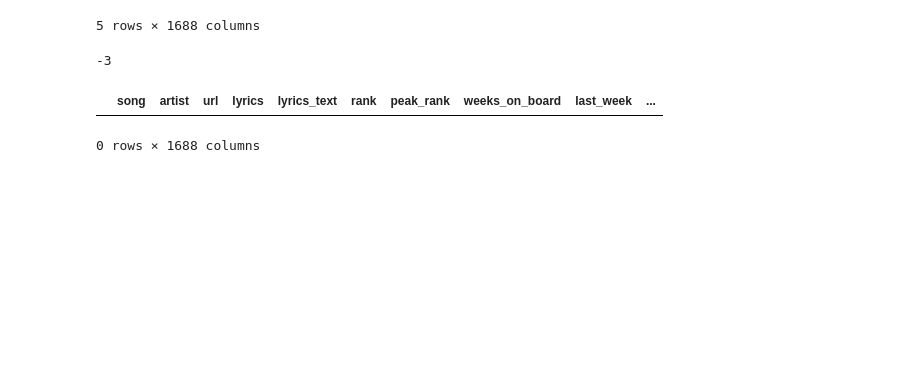
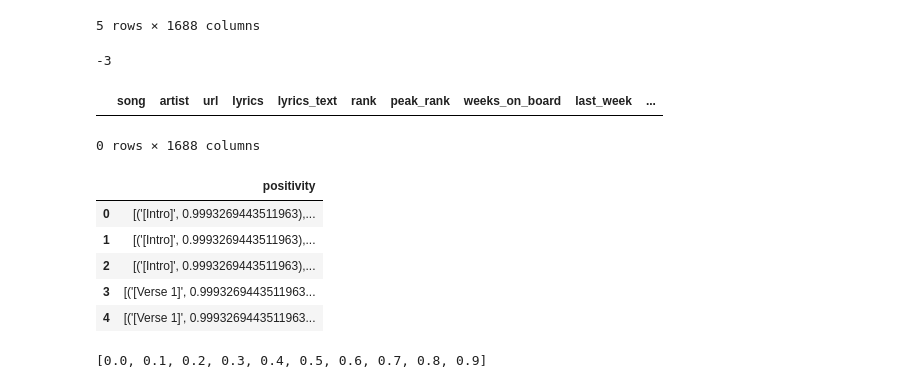
Before and after one commit to atnick484/cs171hitsongs, a Jupyter notebook: final.ipynb, the cells around one changed output. Drawn from its saved outputs; the diff is of its cells as text; code cells hidden in the pictures; blank space fills up the shorter version.

```diff
--- a/final.ipynb
+++ b/final.ipynb
@@ -429,3 +429,13 @@ for decade in range(1950, 2021, 10):
     df_rock2.to_csv(('data_scrape/chart_' + str(decade) + '_rock' + '.csv'), index=False)
     df_pop2.to_csv(('data_scrape/chart_' + str(decade) + '_pop' + '.csv'), index=False)
     df_rap2.to_csv(('data_scrape/chart_' + str(decade) + '_rap' + '.csv'), index=False)
+# %%
+df_positivity = pd.read_csv('data/positivity.csv')
+df_positivity[['positivity']].head()
+# %% [output]
+|  | positivity |
+| 0 | [('[Intro]', 0.9993269443511963),... |
+| 1 | [('[Intro]', 0.9993269443511963),... |
+| 2 | [('[Intro]', 0.9993269443511963),... |
+| 3 | [('[Verse 1]', 0.9993269443511963... |
+| 4 | [('[Verse 1]', 0.9993269443511963... |
@@ -431,0 +462,4 @@ for decade in range(1950, 2021, 10):
+# %%
+hard_code_percents
+# %% [output]
+[0.0, 0.1, 0.2, 0.3, 0.4, 0.5, 0.6, 0.7, 0.8, 0.9]
```
Also changed, not shown: parts of 5 cells of this notebook, 5 other files.
